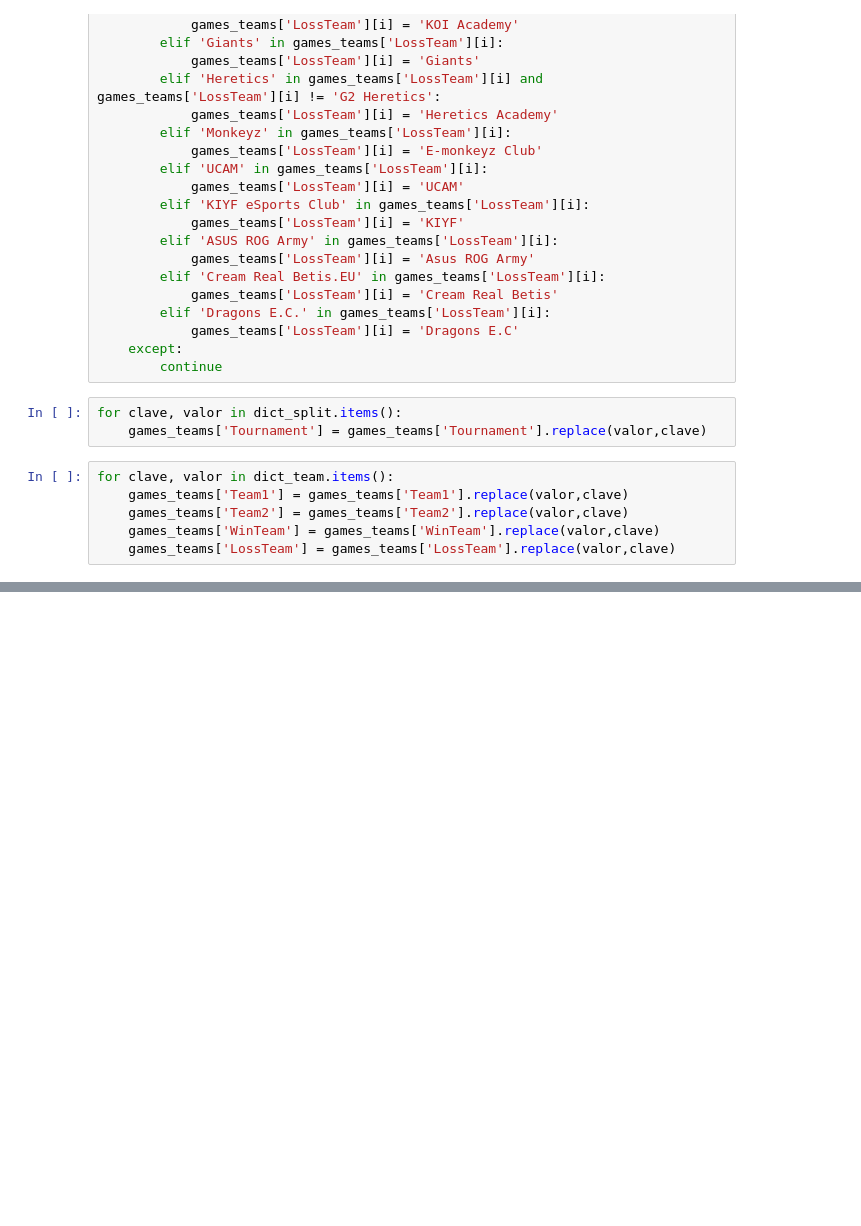
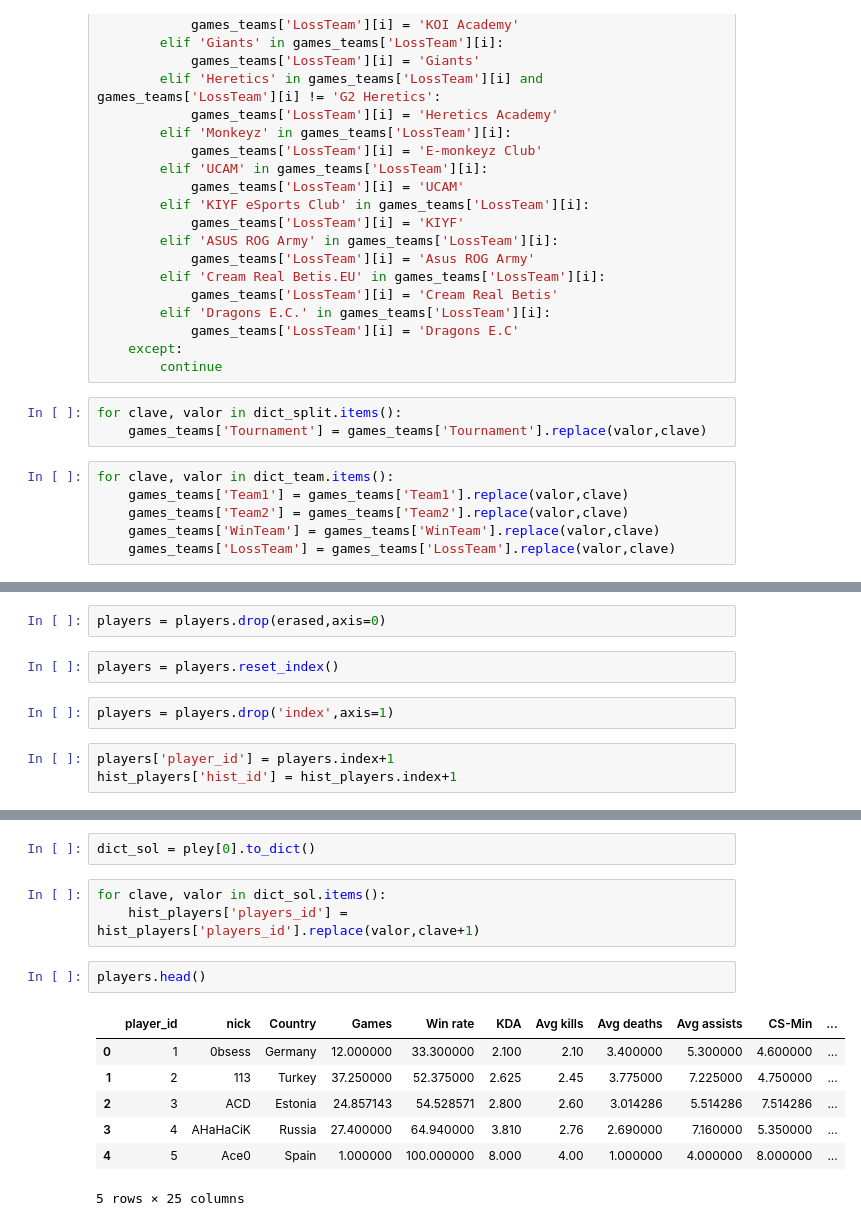
Before and after one commit to Linxx333/MrLinx-Data-ETL, a Jupyter notebook: src/main.ipynb, the cells around one changed output, grey strips where cells are left out. Saved outputs shown, nothing was run; the diff lists cells and outputs as text; blank space fills up the shorter version.

```diff
--- a/src/main.ipynb
+++ b/src/main.ipynb
@@ -1119,0 +1138,9 @@ KeyError: False
+# %%
+players = players.drop(erased,axis=0)
+# %%
+players = players.reset_index()
+# %%
+players = players.drop('index',axis=1)
+# %%
+players['player_id'] = players.index+1
+hist_players['hist_id'] = hist_players.index+1
@@ -1119,0 +1164,15 @@ KeyError: False
+# %%
+dict_sol = pley[0].to_dict()
+# %%
+for clave, valor in dict_sol.items():
+    hist_players['players_id'] = hist_players['players_id'].replace(valor,clave+1)
+# %%
+players.head()
+# %% [output]
+|  | player_id | nick | Country | Games | Win rate | KDA | Avg kills | Avg deaths | Avg assists | CS-Min | ... |
+| 0 | 1 | 0bsess | Germany | 12.000000 | 33.300000 | 2.100 | 2.10 | 3.400000 | 5.300000 | 4.600000 | ... |
+| 1 | 2 | 113 | Turkey | 37.250000 | 52.375000 | 2.625 | 2.45 | 3.775000 | 7.225000 | 4.750000 | ... |
+| 2 | 3 | ACD | Estonia | 24.857143 | 54.528571 | 2.800 | 2.60 | 3.014286 | 5.514286 | 7.514286 | ... |
+| 3 | 4 | AHaHaCiK | Russia | 27.400000 | 64.940000 | 3.810 | 2.76 | 2.690000 | 7.160000 | 5.350000 | ... |
+| 4 | 5 | Ace0 | Spain | 1.000000 | 100.000000 | 8.000 | 4.00 | 1.000000 | 4.000000 | 8.000000 | ... |
+5 rows × 25 columns
```
Also changed, not shown: parts of 23 cells of this notebook.
